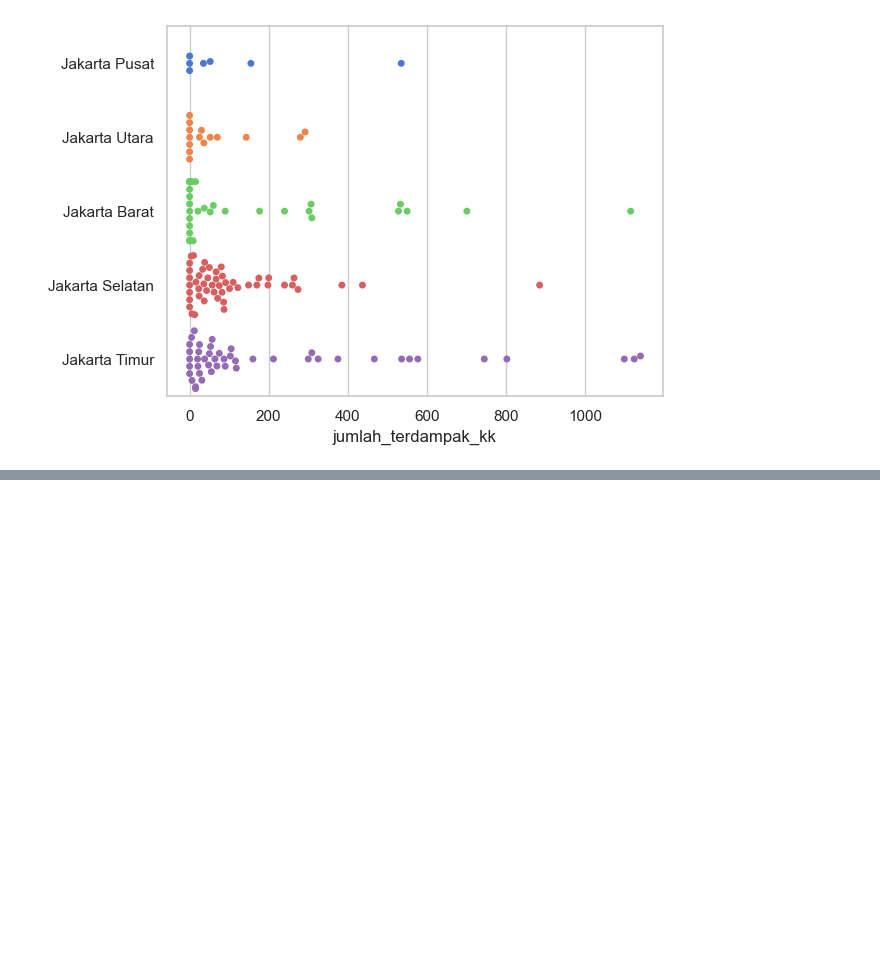
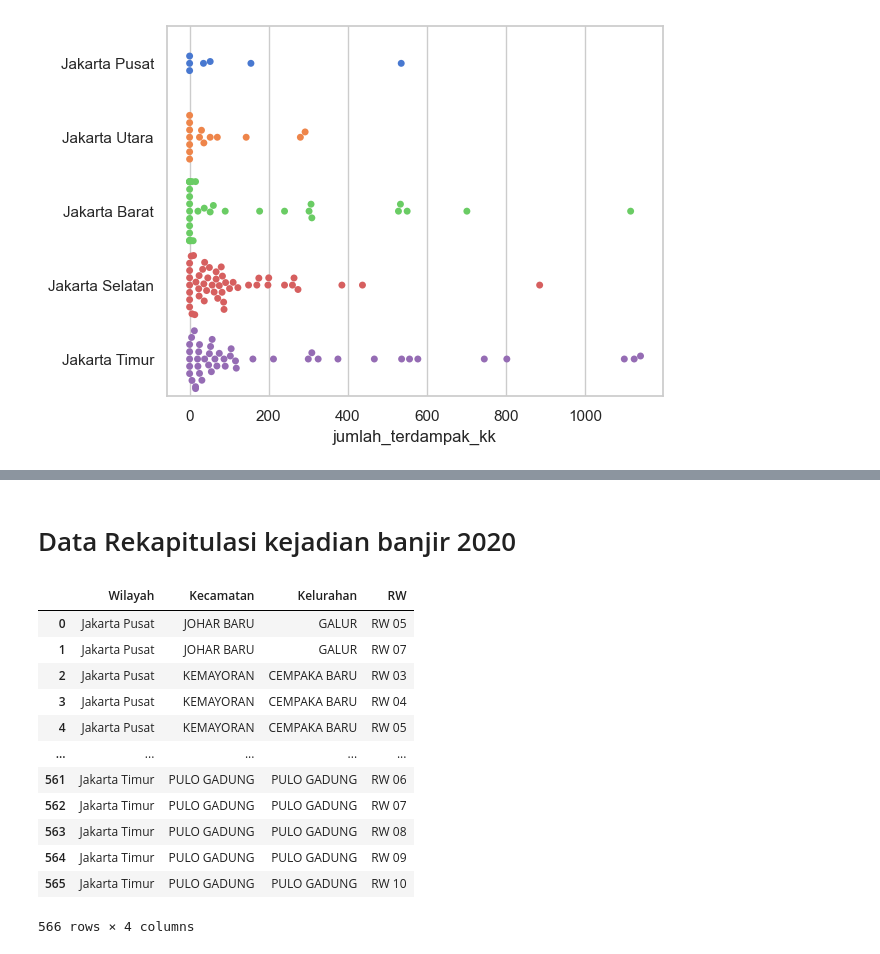
Before and after one commit to nurrizkyimani/flood-jsc-yli, a Jupyter notebook: jsc-data-analysis.ipynb, the cells around one changed output, grey strips where cells are left out. Cells and saved outputs as stored; diff of their text form; code cells hidden in the pictures; blank space fills up the shorter version.

```diff
--- a/jsc-data-analysis.ipynb
+++ b/jsc-data-analysis.ipynb
@@ -964,0 +1060,24 @@ ax.set(ylabel="")
+# %% [markdown]
+# Data Rekapitulasi kejadian banjir 2020
+# %%
+# dataset/daerah-rawan-banjir-dki-jakarta.csv
+
+# path = "dataset/data-kejadian-banjir/data-kejadian-bencana-banjir-di-provinsi-dki-jakarta-tahun-2020-bulan-januari.csv"
+path_data = "dataset/daerah-rawan-banjir-dki-jakarta.csv"
+data = pd.read_csv(path_data)
+
+data
+# %% [output]
+|  | Wilayah | Kecamatan | Kelurahan | RW |
+| 0 | Jakarta Pusat | JOHAR BARU | GALUR | RW 05 |
+| 1 | Jakarta Pusat | JOHAR BARU | GALUR | RW 07 |
+| 2 | Jakarta Pusat | KEMAYORAN | CEMPAKA BARU | RW 03 |
+| 3 | Jakarta Pusat | KEMAYORAN | CEMPAKA BARU | RW 04 |
+| 4 | Jakarta Pusat | KEMAYORAN | CEMPAKA BARU | RW 05 |
+| ... | ... | ... | ... | ... |
+| 561 | Jakarta Timur | PULO GADUNG | PULO GADUNG | RW 06 |
+| 562 | Jakarta Timur | PULO GADUNG | PULO GADUNG | RW 07 |
+| 563 | Jakarta Timur | PULO GADUNG | PULO GADUNG | RW 08 |
+| 564 | Jakarta Timur | PULO GADUNG | PULO GADUNG | RW 09 |
+| 565 | Jakarta Timur | PULO GADUNG | PULO GADUNG | RW 10 |
+566 rows × 4 columns
```
Also changed, not shown: parts of 14 cells of this notebook.
